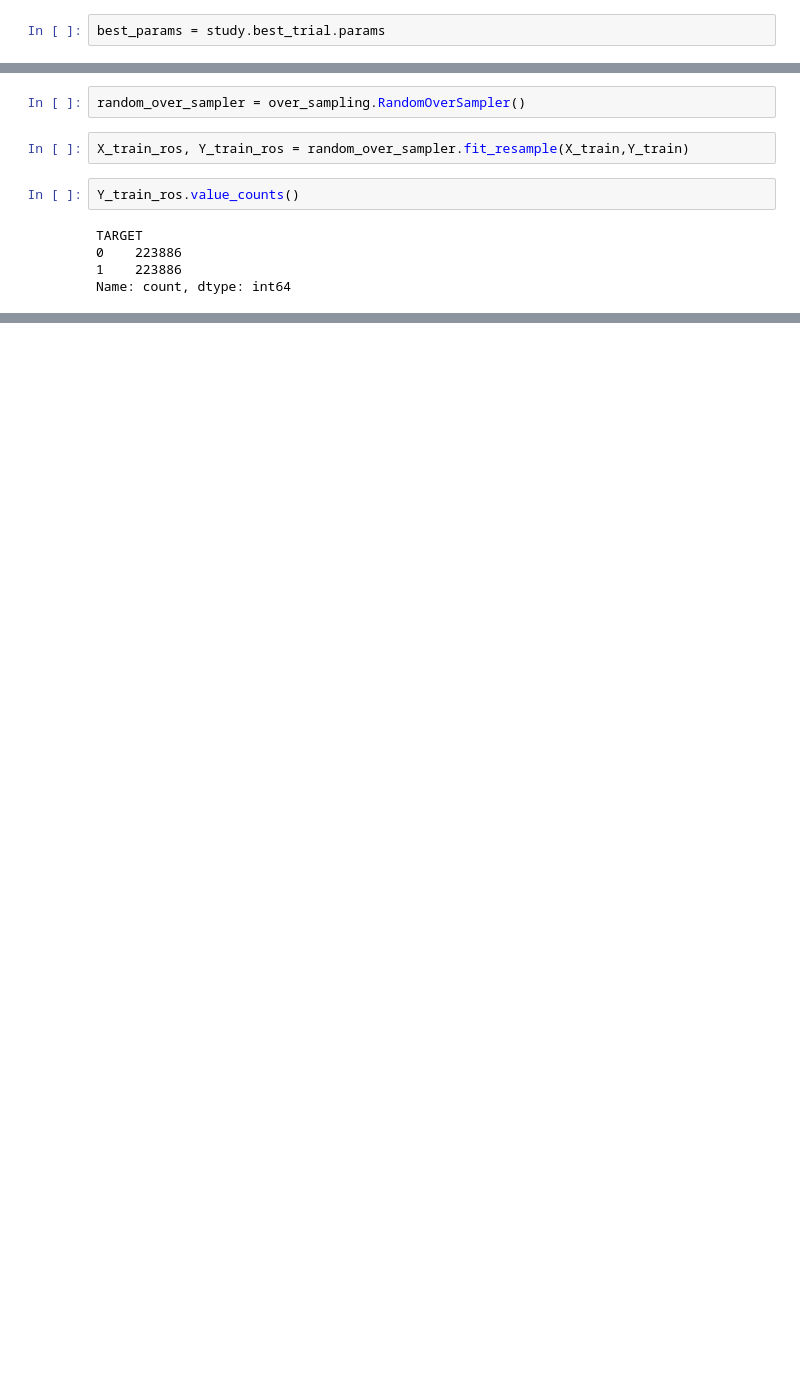
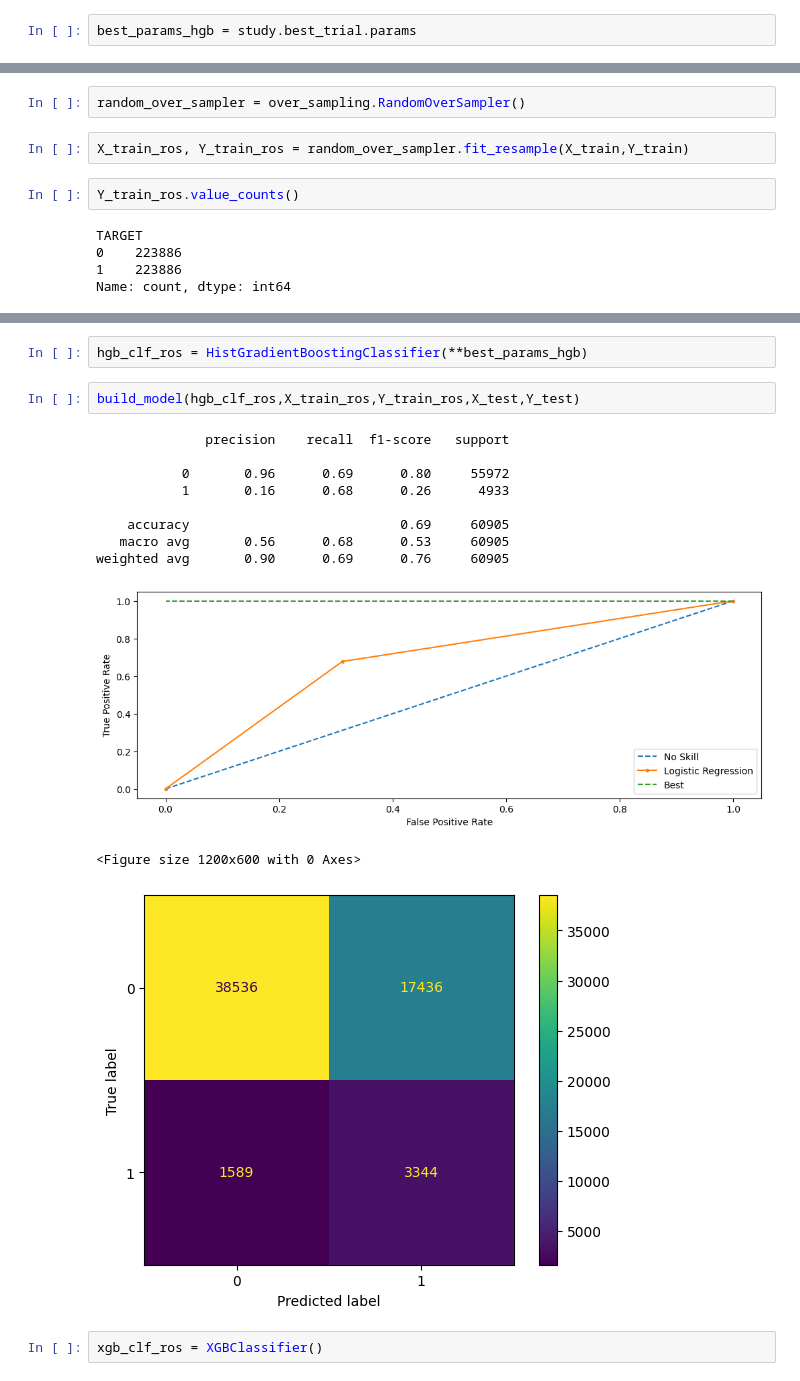
Before and after one commit to Abhijith-Nagarajan/Machine-Learning-Training, a Jupyter notebook: Classification/Loan_Defaulter_Risk_Analytics/loan-defaulter-sampling-modeling.ipynb, the cells around one changed output, grey strips where cells are left out. Cells and saved outputs as stored; diff of their text form; blank space fills up the shorter version.

```diff
--- a/Classification/Loan_Defaulter_Risk_Analytics/loan-defaulter-sampling-modeling.ipynb
+++ b/Classification/Loan_Defaulter_Risk_Analytics/loan-defaulter-sampling-modeling.ipynb
@@ -392,3 +382,3 @@ Best recall score: 0.6801135211838638
 # %%
-best_params = study.best_trial.params
+best_params_hgb = study.best_trial.params
 # %%
@@ -569,0 +559,18 @@ display_confusion_matrix(Y_test,Y_pred_sampled)
+# %%
+hgb_clf_ros = HistGradientBoostingClassifier(**best_params_hgb)
+# %%
+build_model(hgb_clf_ros,X_train_ros,Y_train_ros,X_test,Y_test)
+# %% [output]
+              precision    recall  f1-score   support
+
+           0       0.96      0.69      0.80     55972
+           1       0.16      0.68      0.26      4933
+
+    accuracy                           0.69     60905
+   macro avg       0.56      0.68      0.53     60905
+weighted avg       0.90      0.69      0.76     60905
+[figure, added]
+<Figure size 1200x600 with 0 Axes>
+[figure, added]
+# %%
+xgb_clf_ros = XGBClassifier()
```
Also changed, not shown: parts of 58 cells of this notebook.
